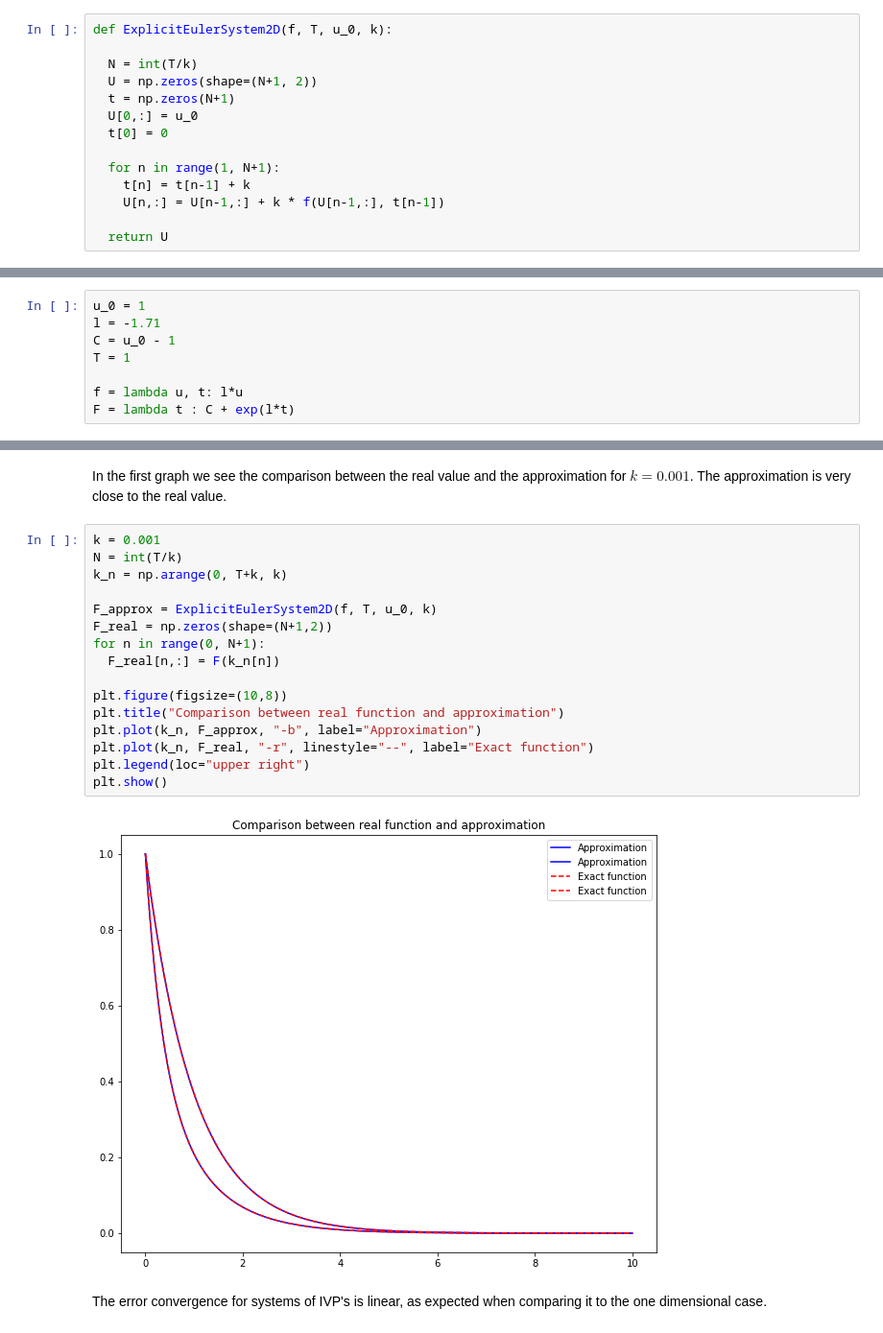
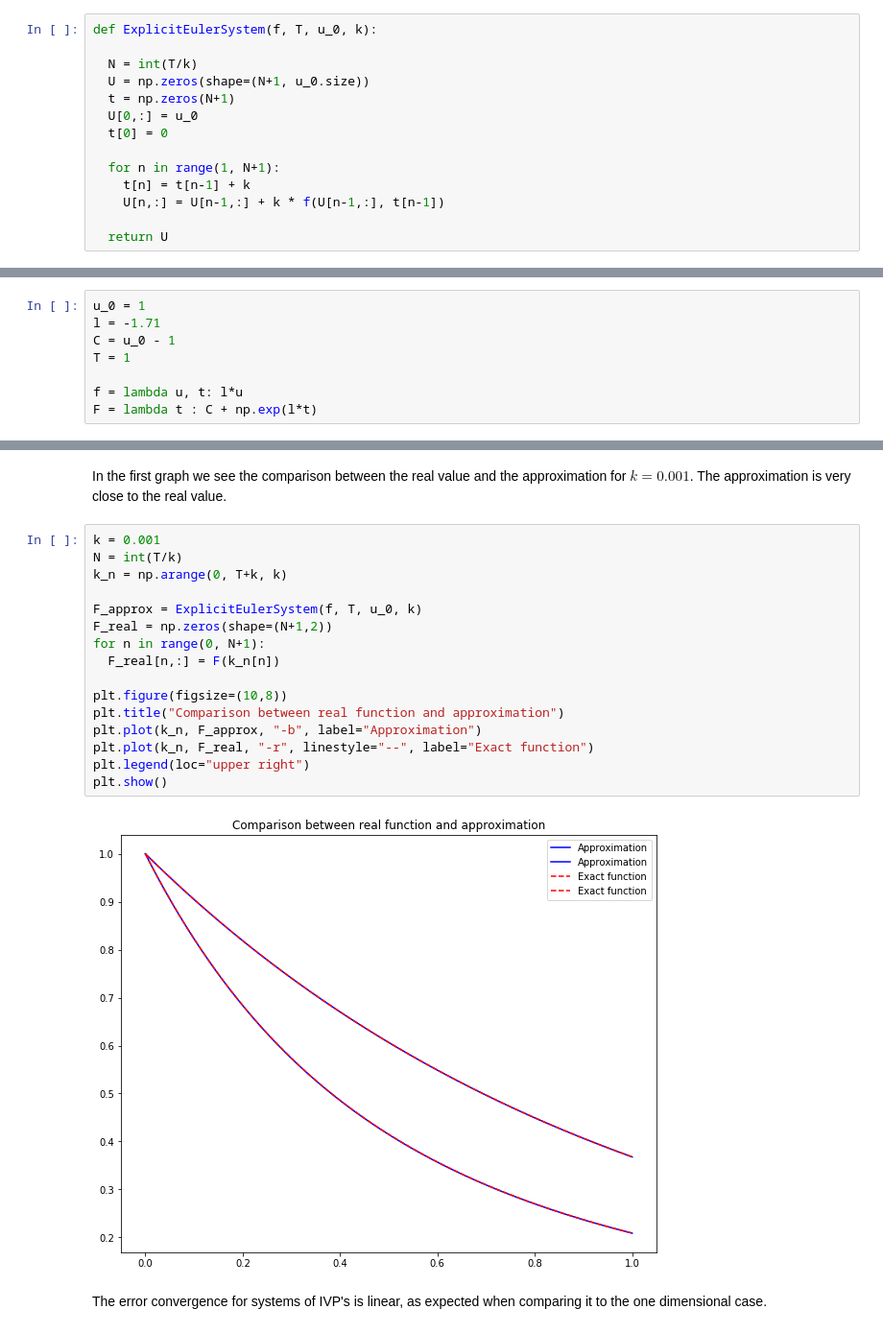
Before and after one commit to johanhoffman/DD2363-VT20, a Jupyter notebook: Lab-6/kalmroth_lab6.ipynb, the cells around one changed output, grey strips where cells are left out. Shown: that part at 96% size. Saved outputs shown, nothing was run; the diff lists cells and outputs as text.

```diff
--- a/Lab-6/kalmroth_lab6.ipynb
+++ b/Lab-6/kalmroth_lab6.ipynb
@@ -58,10 +58,10 @@ def ExplicitEuler(f, T, u_0, k):
 
 The only change we have to do compared to the one dimensional case is to let U be a matrix of size $\mathbb{R}^{N \times 2}$
 # %%
-def ExplicitEulerSystem2D(f, T, u_0, k):
+def ExplicitEulerSystem(f, T, u_0, k):
 
   N = int(T/k)
-  U = np.zeros(shape=(N+1, 2))
+  U = np.zeros(shape=(N+1, u_0.size))
   t = np.zeros(N+1)
   U[0,:] = u_0
   t[0] = 0
@@ -84,7 +84,7 @@ C = u_0 - 1
 T = 1
 
 f = lambda u, t: l*u
-F = lambda t : C + exp(l*t)
+F = lambda t : C + np.exp(l*t)
 # %% [markdown]
 First we compare the results with the exact solution for a smal $k$. We can see that the approximation is very close to the real value.
 # %%
@@ -172,21 +172,21 @@ In the first graph we see the comparison between the real value and the approxim
 # %%
 k = 0.001
 N = int(T/k)
 k_n = np.arange(0, T+k, k)
 
-F_approx = ExplicitEulerSystem2D(f, T, u_0, k)
+F_approx = ExplicitEulerSystem(f, T, u_0, k)
 F_real = np.zeros(shape=(N+1,2))
 for n in range(0, N+1):
   F_real[n,:] = F(k_n[n])
 
 plt.figure(figsize=(10,8))
 plt.title("Comparison between real function and approximation")
 plt.plot(k_n, F_approx, "-b", label="Approximation")
 plt.plot(k_n, F_real, "-r", linestyle="--", label="Exact function")
 plt.legend(loc="upper right")
 plt.show()
 # %% [output]
-[figure, old version]
+[figure, new version]
 # %% [markdown]
 The error convergence for systems of IVP's is linear, as expected when comparing it to the one dimensional case.
 # %%
```
Also changed, not shown: parts of 5 cells of this notebook.
